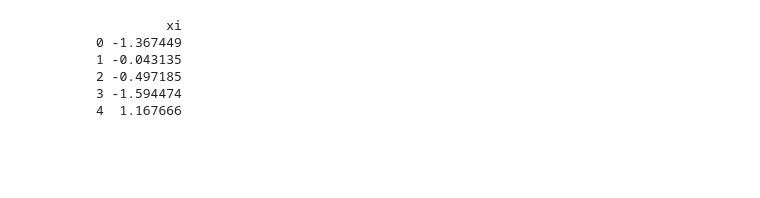
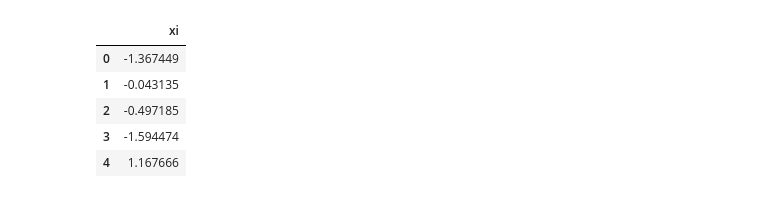
Before and after one commit to JossueJativa/InteligenciaArtificial2, a Jupyter notebook: Polynomial_regression.ipynb, the cells around one changed output. Drawn from its saved outputs; the diff is of its cells as text; code cells hidden in the pictures; blank space fills up the shorter version.

```diff
--- a/Polynomial_regression.ipynb
+++ b/Polynomial_regression.ipynb
@@ -21,22 +43,18 @@ from sklearn.neural_network import MLPRegressor
 # %%
-# Cargar la data
-url = 'https://raw.githubusercontent.com/Machine1314/natural_computing/main/data_regression.csv'
-data = pd.read_csv(url)
-
-# Usar solo 'xi' como variable predictora
+# Extract predictor and target
 x = data[['xi']]
 y = data['yi']
 
-# Normalizar los datos
+# Feature scaling
 scaler = StandardScaler()
 x_scaled = scaler.fit_transform(x)
 
-# Mostrar la data normalizada
-print(pd.DataFrame(x_scaled, columns=x.columns).head())
+# Preview scaled data
+pd.DataFrame(x_scaled, columns=x.columns).head()
 # %% [output]
-         xi
-0 -1.367449
-1 -0.043135
-2 -0.497185
-3 -1.594474
-4  1.167666
+|  | xi |
+| 0 | -1.367449 |
+| 1 | -0.043135 |
+| 2 | -0.497185 |
+| 3 | -1.594474 |
+| 4 | 1.167666 |
```
Also changed, not shown: parts of 23 cells of this notebook.
